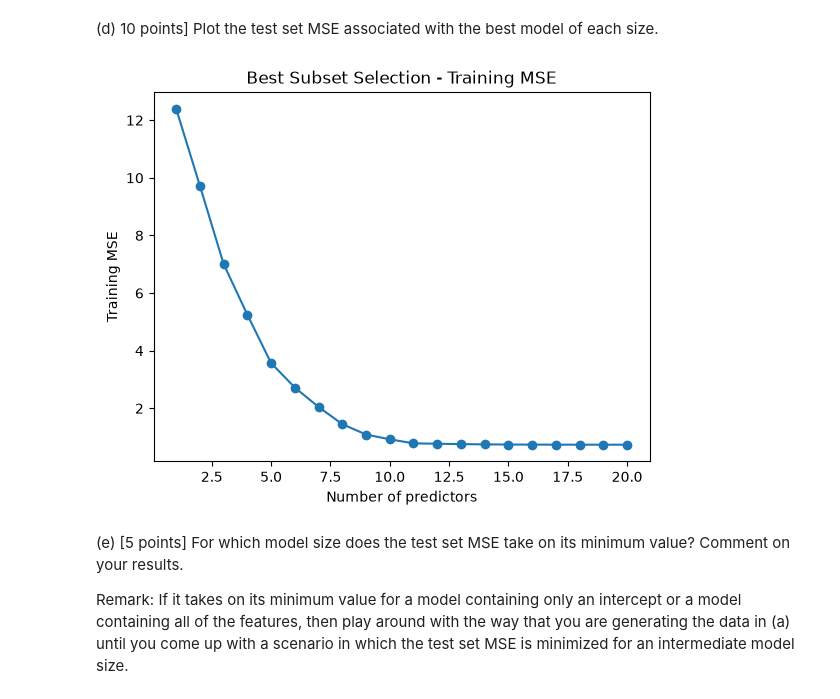
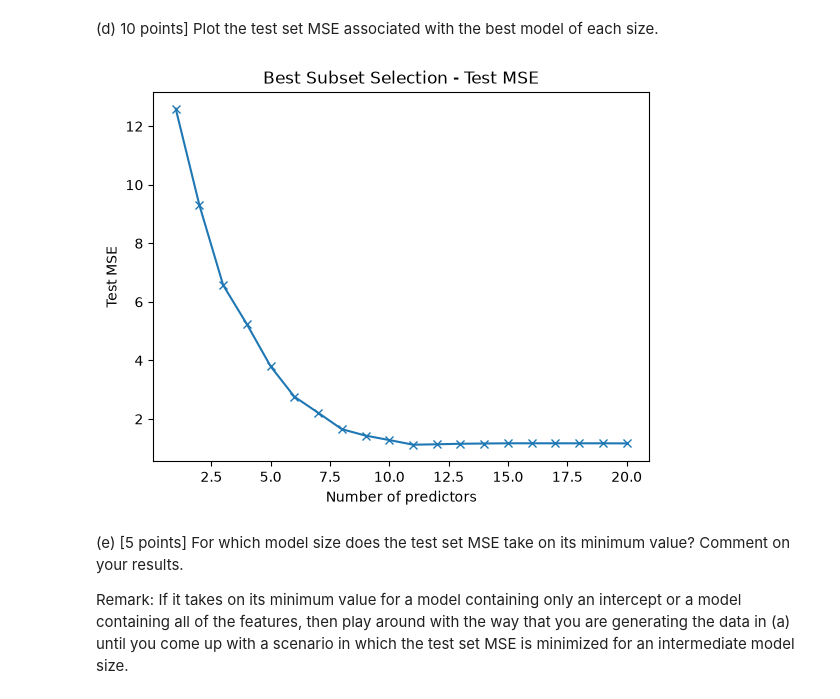
Before and after one commit to uiuc-msynowiec/cs598_psl, a Jupyter notebook: CodingAssignments/CA2/CS598_PSL_CA_2.ipynb, the cells around one changed output. Cells and saved outputs as stored; diff of their text form; code cells hidden in the pictures.

```diff
--- a/CodingAssignments/CA2/CS598_PSL_CA_2.ipynb
+++ b/CodingAssignments/CA2/CS598_PSL_CA_2.ipynb
@@ -102,15 +76,21 @@ for k in range(1, 21):
 # %% [markdown]
 (d) 10 points] Plot the test set MSE associated with the best model of each size.
 # %%
-# Ryan or Mark TODO - plot test MSE
-train_mses = [e[2] for e in best_models]
-plt.plot(range(1, 21), train_mses, marker='o')
-plt.xlabel('Number of predictors')
-plt.ylabel('Training MSE')
-plt.title('Best Subset Selection - Training MSE')
+test_mses = [e[3] for e in best_models]
+best_size = np.argmin(test_mses) + 1
+best_test_mse = test_mses[best_size - 1]
+
+plt.plot(range(1, 21), test_mses, marker="x")
+plt.scatter(best_size, best_test_mse, color="red", zorder=3, label=f"Minimum: {best_size} predictors")
+plt.xlabel("Number of predictors")
+plt.ylabel("Test MSE")
+plt.title("Best Subset Selection - Test MSE")
+plt.legend()
 plt.show()
+
+print(f"Minimum test MSE: {best_test_mse:.4f} at {best_size} predictors")
 # %% [output]
-[figure, old version]
+[figure, new version]
 # %% [markdown]
 (e) [5 points] For which model size does the test set MSE take on its minimum value? Comment on your results.
 
```
Also changed, not shown: parts of 3 cells of this notebook.
